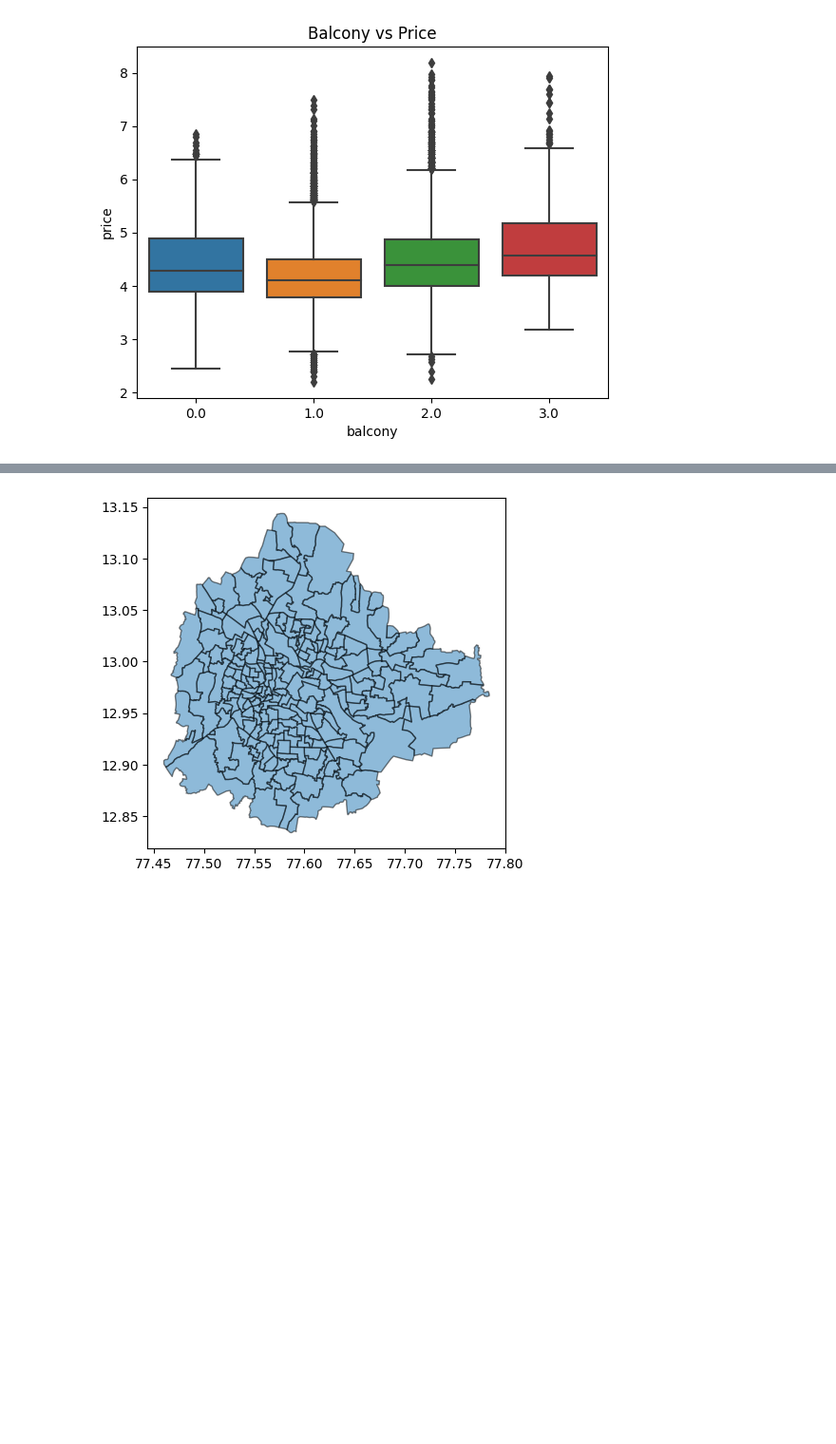
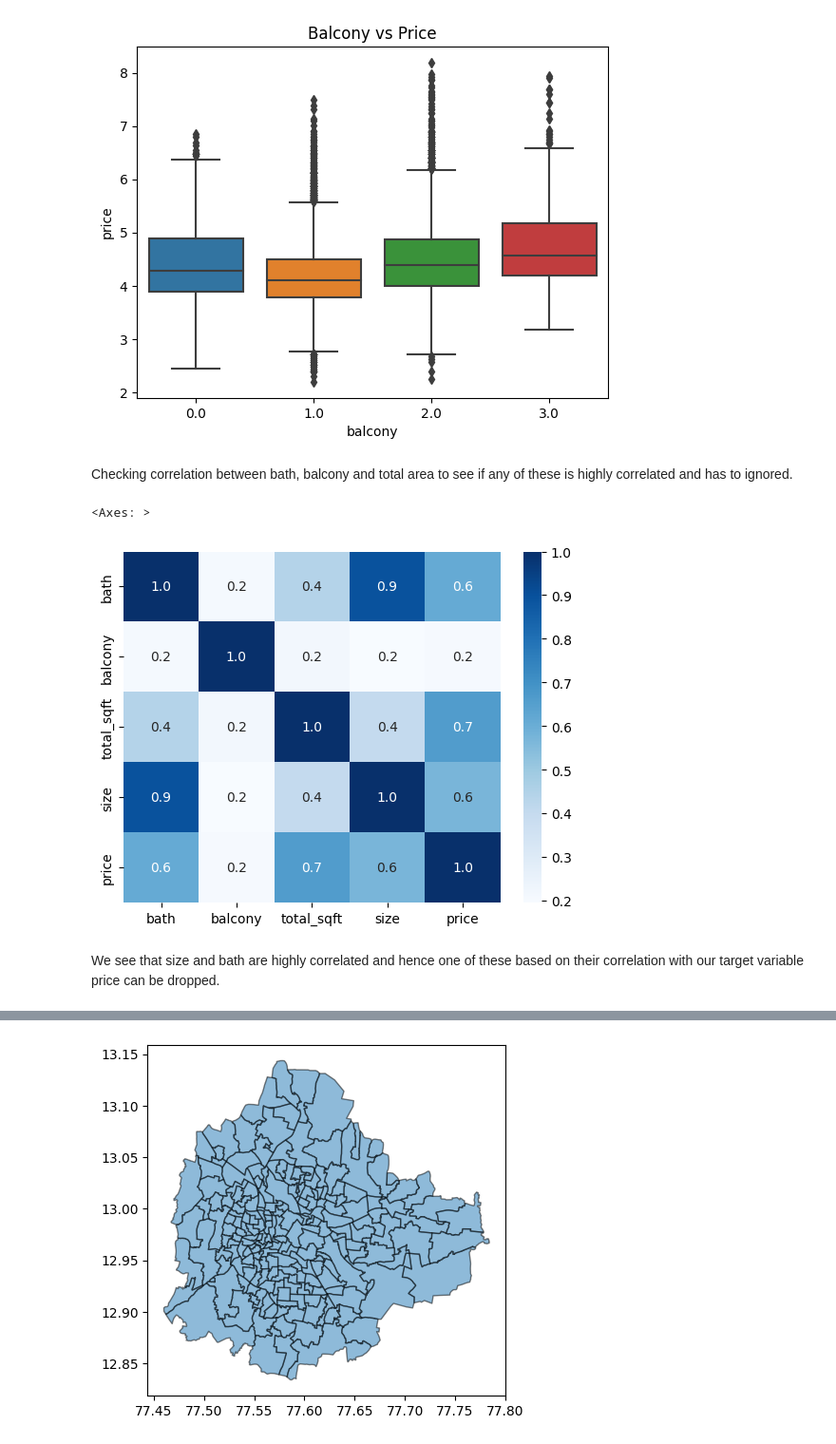
Before and after one commit to AnshikaJain2405/OrionDataAnalyticsInternshipJul23-Proj2, a Jupyter notebook: notebooks/EDA.ipynb, the cells around one changed output, grey strips where cells are left out. Shown at 95% size. Drawn from its saved outputs; the diff is of its cells as text; code cells hidden in the pictures; blank space fills up the shorter version.

```diff
--- a/notebooks/EDA.ipynb
+++ b/notebooks/EDA.ipynb
@@ -315,3 +388,5 @@ copy_df['extract'] = copy_df['ready'].fillna(copy_df['month'])
+# %%
+copy_df['address'] = copy_df['location']+',Bangalore,Karnataka,India'
 # %% [markdown]
 ## Creating Plots with Target Variable(Price)
 # %% [markdown]
@@ -399,3 +474,15 @@ plt.title('Balcony vs Price')
 # %% [output]
 Text(0.5, 1.0, 'Balcony vs Price')
 [figure]
+# %% [markdown]
+Checking correlation between bath, balcony and total area to see if any of these is highly correlated and has to ignored.
+# %%
+corr_df = copy_df[['bath', 'balcony', 'total_sqft','size', 'price']]
+correlation_matrix = corr_df.corr()
+
+sns.heatmap(correlation_matrix, annot=True, cmap='Blues', fmt='.1f')
+# %% [output]
+<Axes: >
+[figure, added]
+# %% [markdown]
+We see that size and bath are highly correlated and hence one of these based on their correlation with our target variable price can be dropped.
```
Also changed, not shown: parts of 9 cells of this notebook, 1 other file.
